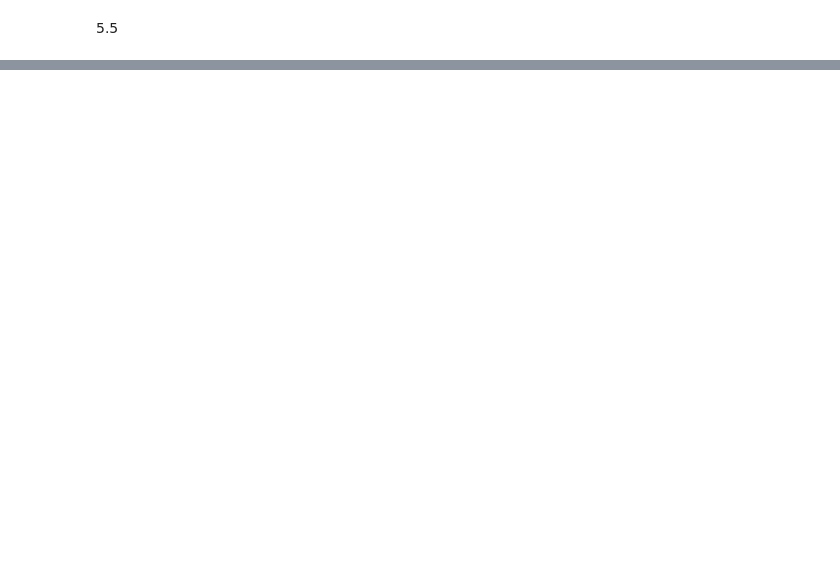
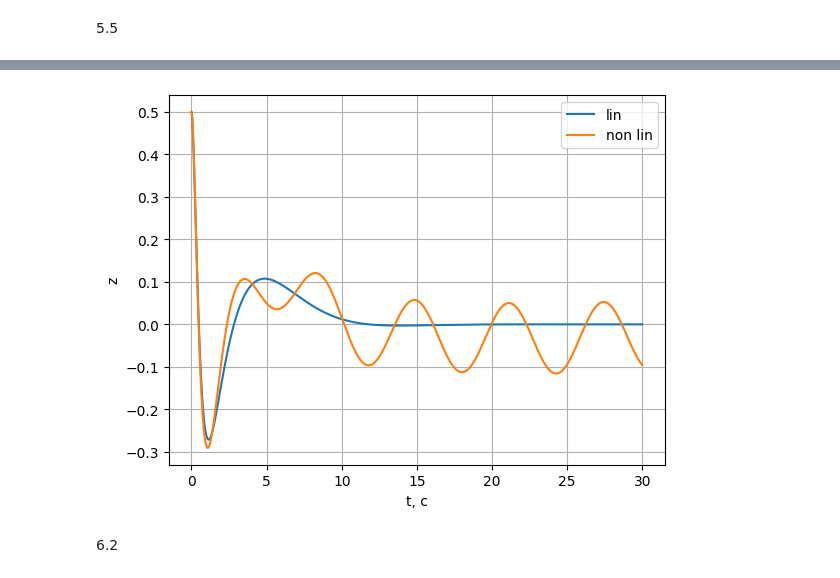
Before and after one commit to lalayants/control-theory-itmo-2023-2024, a Jupyter notebook: project/project.ipynb, the cells around one changed output, grey strips where cells are left out. Cells and saved outputs as stored; diff of their text form; code cells hidden in the pictures; blank space fills up the shorter version.

```diff
--- a/project/project.ipynb
+++ b/project/project.ipynb
@@ -1058,0 +1242,13 @@ plt.savefig(f'{SAVE_PATH}/task5_LQG_non_lin.jpg')
+# %%
+plt.plot(ts, resp.outputs[0], label='lin')
+plt.plot(ts, (C_2 @ resp_non_lin.states).reshape(-1), label='non lin')
+
+plt.xlabel('t, c')
+plt.ylabel('z')
+plt.legend()
+plt.grid()
+plt.savefig(f'{SAVE_PATH}/task6_1_z.jpg')
+# %% [output]
+[figure, added]
+# %% [markdown]
+6.2
```
Also changed, not shown: parts of 19 cells of this notebook, 4 other files.
